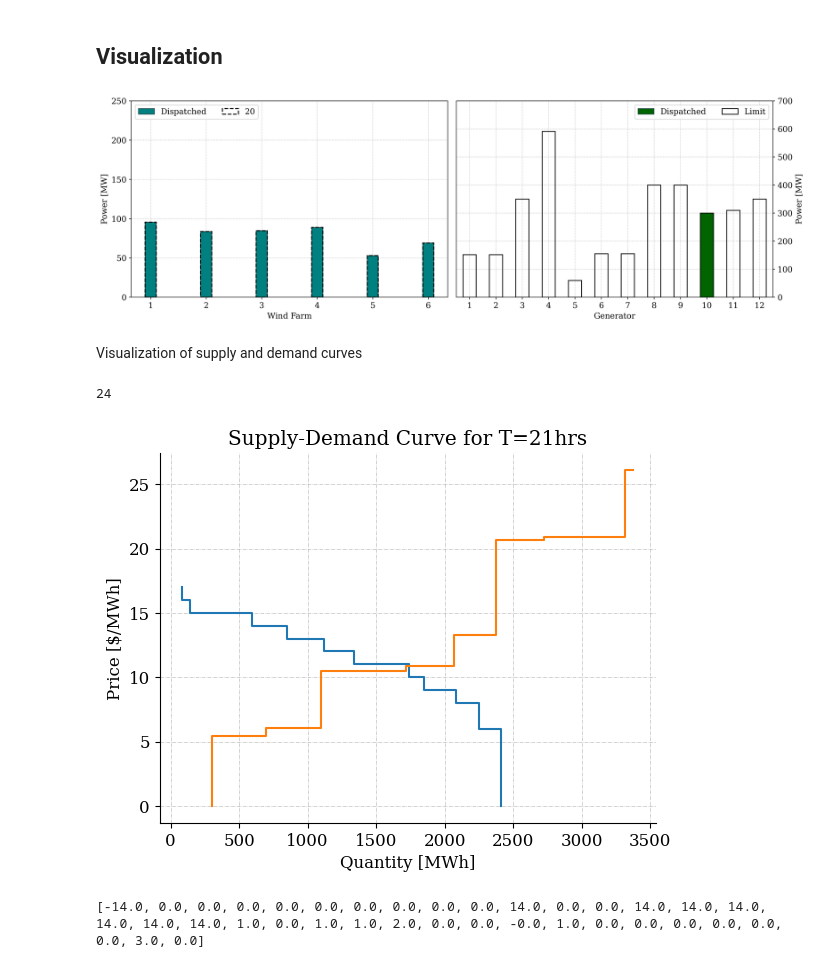
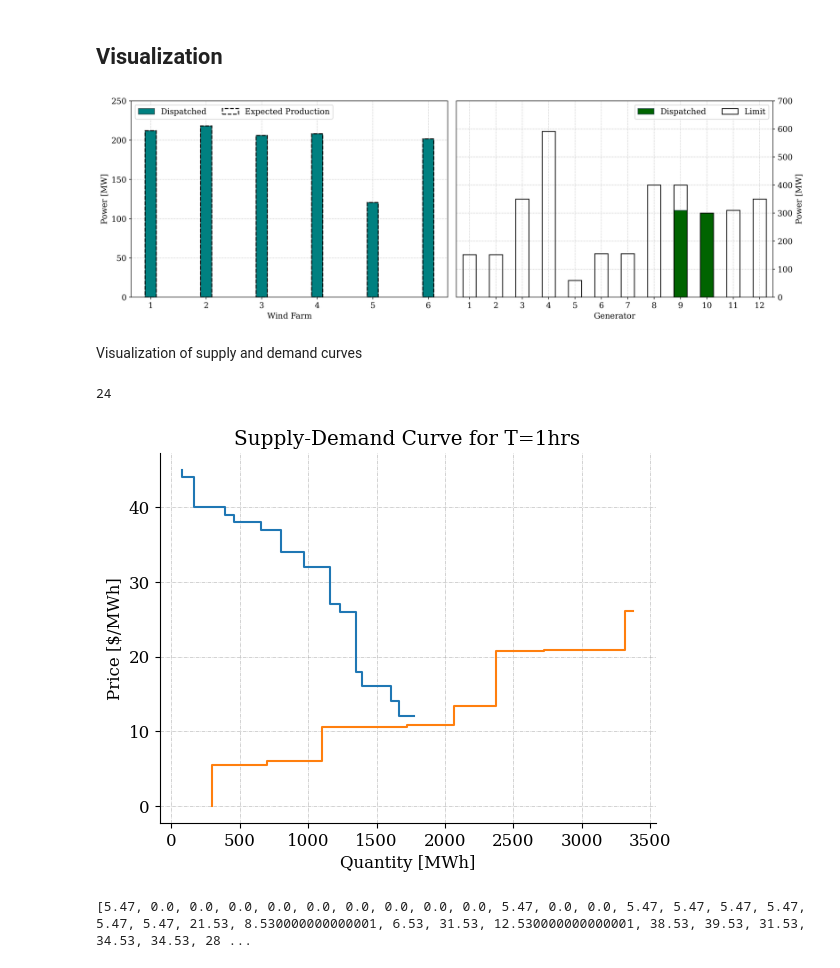
Before and after one commit to Hvid1999/46755, a Jupyter notebook: Assignment 1/task_1.ipynb, the cells around one changed output. Drawn from its saved outputs; the diff is of its cells as text; code cells hidden in the pictures.

```diff
--- a/Assignment 1/task_1.ipynb
+++ b/Assignment 1/task_1.ipynb
@@ -44,7 +44,7 @@ N = 24 # number of buses
 
 WF_NODES = [2, 4, 6, 15, 20, 22] # zero-indexed
 
-t = 20 #hour
+t = 0 #hour
 # %% [markdown]
 Set up demand array for the hour
 # %%
@@ -62,23 +62,3 @@ array([ 91.65429 ,  82.00647 , 151.953165,  62.71083 ,  60.298875,
          0.      ,   0.      ,   0.      ,   0.      ])
 # %% [markdown]
 Setup bid prices for loads
-# %%
-# TEMP
-
-bid_prices = np.zeros(N)
-
-for n in all_bid_prices['Node'].unique():
-    bid_prices[n-1] = all_bid_prices.loc[all_bid_prices['Node'] == n, f't{t+1}']
-
-# for n in all_bid_prices.index:
-#     bid_prices[n] = all_bid_prices.loc[n, f't{t+1}']
-
-# load = np.zeros(D)
-
-#Saving the load for each bus in a numpy array accounting for the system load distribution
-# for n in load_distribution.index:
-#     load[n] = load_distribution.loc[n, r'% of system load'] / 100 * demand[t] #per-unitized load - remember that the data is not 0-indexed but the arrays are
-print(load)
-
-print(bid_prices)
-#bid_prices = np.ones(D) * 25
@@ -91,0 +65,9 @@ print(bid_prices)
+# %%
+bid_prices = np.zeros(D)
+
+for n in range(D):
+    bid_prices[n] = all_bid_prices.loc[all_bid_prices['Load #'] == (n + 1), f't{t+1}']
+
+print(load)
+
+print(bid_prices)
@@ -102,11 +90,11 @@ p_D = m.addVars(D, lb=0, ub=gb.GRB.INFINITY, name="P_D") #Note: demands are elas
 
 #============= Objective function =============
 # Set objective function (social welfare) - note that production cost of wind farms is assumed to be zero
-obj = gb.quicksum(bid_prices[d] * p_D[d] for d in range(D)) - gb.quicksum(gen_costs['C (DKK/MWh)'][k] * p_G[k] for k in range(GC))
+obj = gb.quicksum(bid_prices[d] * p_D[d] for d in range(D)) - gb.quicksum(gen_costs['C ($/MWh)'][k] * p_G[k] for k in range(GC))
 m.setObjective(obj, direction)
 
 #============= Balance equation =============
-m.addConstr(gb.quicksum(p_G[g] for g in range(G)) - gb.quicksum(p_D[d] for d in range(D)) == 0)
+m.addConstr(gb.quicksum(p_D[d] for d in range(D)) - gb.quicksum(p_G[g] for g in range(G)) == 0)
 
 #============= Generator limits ============
 m.addConstrs(p_G[g] <= (gen_data['P max MW'].iloc[g]) for g in range(GC)) #conventinal generator upper limits
@@ -115,7 +103,7 @@ m.addConstrs(p_G[g] <= (gen_data['P max MW'].iloc[g]) for g in range(GC)) #conve
 m.addConstrs(p_G[GC + g] <= wind_data.iloc[t, g] for g in range(GW)) #wind farm generator upper limits
 
 #============= Demand limits ===============
-m.addConstrs(p_D[d] <= load[d] for d in range(D)) #demand limits
+m.addConstrs(p_D[d] <= load[load != 0][d] for d in range(D)) #demand limits
 
 #============= Display and run model =============
 m.update()
@@ -245,7 +233,7 @@ fig.tight_layout() # reduces white space around figures
 #plt.savefig('Figures/task_1_results_gen_dispatch.png',bbox_inches='tight')
 plt.show()
 # %% [output]
-[figure, old version]
+[figure, new version]
 # %% [markdown]
 Visualization of supply and demand curves
 # %%
@@ -256,33 +244,33 @@ bid_pairs = pd.DataFrame() # pairing load demand and bid price
 print(len(load))
 
 # Filter the zeroes out using the mask
 # mask = load != 0
 # load = load[mask]
 
-bid_pairs["load"] = load
+bid_pairs["load"] = load[load != 0]
 bid_pairs["bid"] = bid_prices
 sorted_bids = bid_pairs.sort_values(by='bid', ascending=False) # sort the prices from high to low
 sorted_bids['cummulative_load'] = sorted_bids['load'].cumsum() # plotting SD-curves requires cummulative quantity values for the x-axis
 
 
 #=================== Supply Data ==========================
 
 offer_pairs = pd.DataFrame() # pairing gen. max capacity and offer price
 offer_pairs["capacity"] = gen_data['P max MW']
 offer_pairs["offer"] = gen_costs['C ($/MWh)']
 sorted_offers = offer_pairs.sort_values(by='offer', ascending=True) # sort the prices from low to high
 sorted_offers['cummulative_capacity'] = sorted_offers['capacity'].cumsum() # plotting SD-curves requires cummulative quantity values for the x-axis
 
 #============== Plotting supply-demand curves =============
 
 plt.step(sorted_bids['cummulative_load'], sorted_bids["bid"])
 plt.step(sorted_offers['cummulative_capacity'], sorted_offers['offer'])
 plt.xlabel('Quantity [MWh]')
 plt.ylabel('Price [$/MWh]')
 plt.title(f'Supply-Demand Curve for T={t+1}hrs')
 plt.show()
 print(m.Pi)
 # %% [output]
 24
-[figure, old version]
+[figure, new version]
-[-14.0, 0.0, 0.0, 0.0, 0.0, 0.0, 0.0, 0.0, 0.0, 0.0, 14.0, 0.0, 0.0, 14.0, 14.0, 14.0, 14.0, 14.0, 14.0, 1.0, 0.0, 1.0, 1.0, 2.0, 0.0, 0.0, -0.0, 1.0, 0.0, 0.0, 0.0, 0.0, 0.0, 0.0, 3.0, 0.0]
+[5.47, 0.0, 0.0, 0.0, 0.0, 0.0, 0.0, 0.0, 0.0, 0.0, 5.47, 0.0, 0.0, 5.47, 5.47, 5.47, 5.47, 5.47, 5.47, 21.53, 8.530000000000001, 6.53, 31.53, 12.530000000000001, 38.53, 39.53, 31.53, 34.53, 34.53, 28 ...
```
Also changed, not shown: parts of 5 cells of this notebook, 1 other file.
